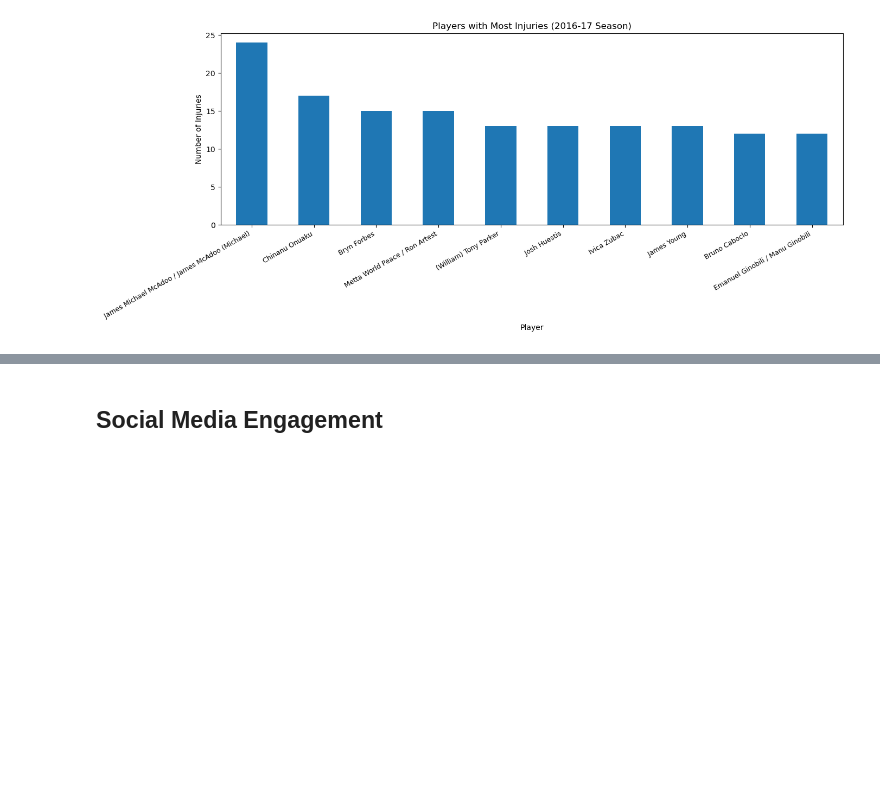
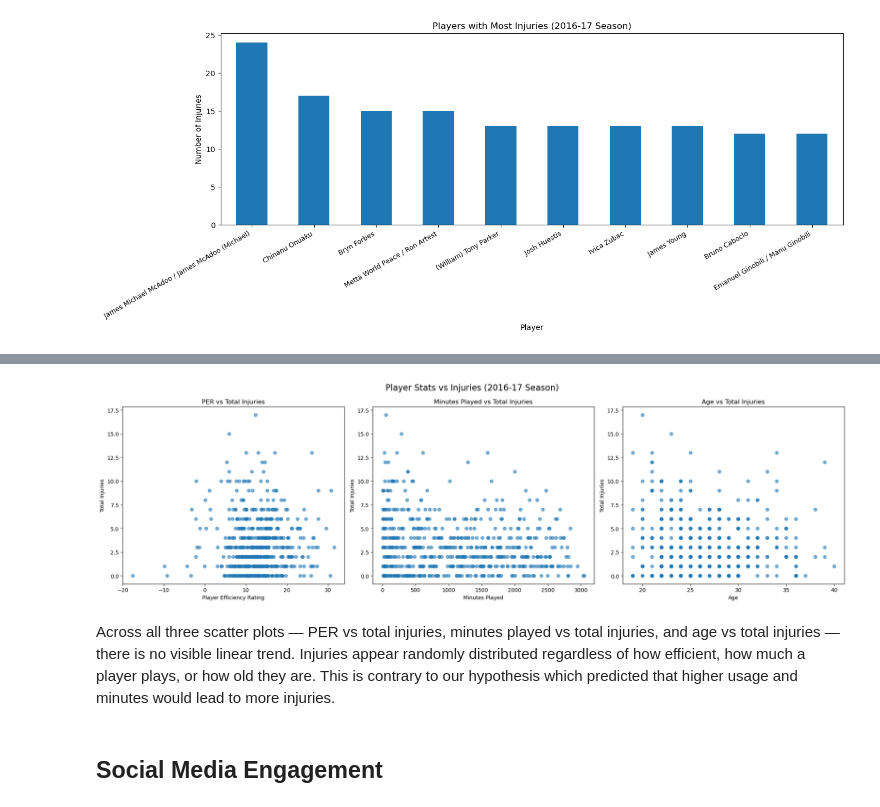
Before and after one commit to COGS108/Group122_WI26, a Jupyter notebook: 02-EDACheckpoint.ipynb, the cells around one changed output, grey strips where cells are left out. Saved outputs shown, nothing was run; the diff lists cells and outputs as text; code cells hidden in the pictures; blank space fills up the shorter version.

```diff
--- a/02-EDACheckpoint.ipynb
+++ b/02-EDACheckpoint.ipynb
@@ -702,3 +709,31 @@ plt.show()
+# %%
+fig, axes = plt.subplots(1, 3, figsize=(20, 6))
+fig.suptitle('Player Stats vs Injuries (2016-17 Season)', fontsize=16)
+
+# PER vs total injuries
+axes[0].scatter(df_stainj_eda['per'], df_stainj_eda['total_injuries'], alpha=0.6)
+axes[0].set_title('PER vs Total Injuries')
+axes[0].set_xlabel('Player Efficiency Rating')
+axes[0].set_ylabel('Total Injuries')
+
+# Minutes played vs total injuries
+axes[1].scatter(df_stainj_eda['mp'], df_stainj_eda['total_injuries'], alpha=0.6)
+axes[1].set_title('Minutes Played vs Total Injuries')
+axes[1].set_xlabel('Minutes Played')
+axes[1].set_ylabel('Total Injuries')
+
+# Age vs total injuries
+axes[2].scatter(df_stainj_eda['age'], df_stainj_eda['total_injuries'], alpha=0.6)
+axes[2].set_title('Age vs Total Injuries')
+axes[2].set_xlabel('Age')
+axes[2].set_ylabel('Total Injuries')
+
+plt.tight_layout()
+plt.show()
+# %% [output]
+[figure, added]
+# %% [markdown]
+Across all three scatter plots — PER vs total injuries, minutes played vs total injuries, and age vs total injuries — there is no visible linear trend. Injuries appear randomly distributed regardless of how efficient, how much a player plays, or how old they are. This is contrary to our hypothesis which predicted that higher usage and minutes would lead to more injuries.
 # %% [markdown]
 ## Social Media Engagement
 # %%
```
Also changed, not shown: parts of 13 cells of this notebook.
